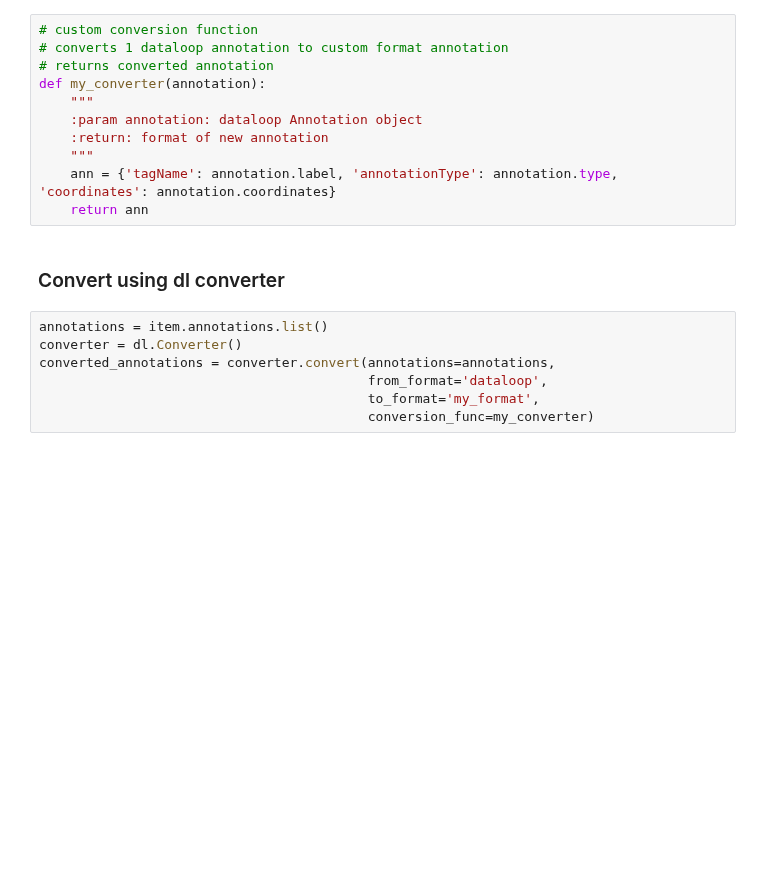
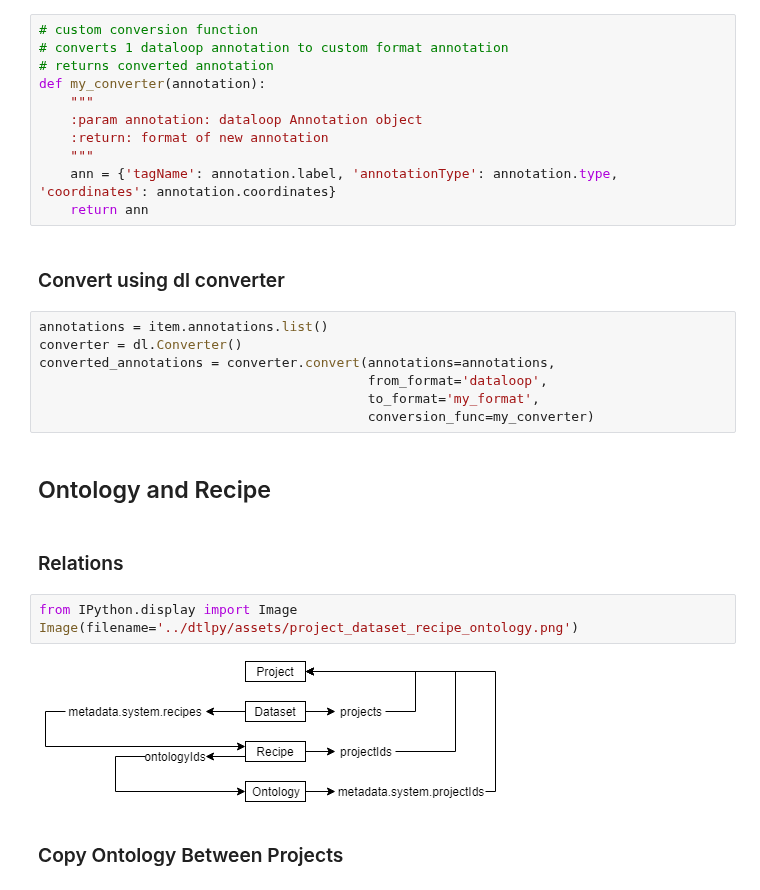
Before and after one commit to dataloop-ai/dtlpy, a Jupyter notebook: docs/notebook_examples.ipynb, the cells around one changed output. Saved outputs shown, nothing was run; the diff lists cells and outputs as text; blank space fills up the shorter version.

```diff
--- a/docs/notebook_examples.ipynb
+++ b/docs/notebook_examples.ipynb
@@ -182,3 +182,14 @@ converted_annotations = converter.convert(annotations=annotations,
                                           from_format='dataloop',
                                           to_format='my_format',
                                           conversion_func=my_converter)
+# %% [markdown]
+## Ontology and Recipe
+# %% [markdown]
+### Relations
+# %%
+from IPython.display import Image
+Image(filename='../dtlpy/assets/project_dataset_recipe_ontology.png')
+# %% [output]
+[figure, added]
+# %% [markdown]
+### Copy Ontology Between Projects
```
Also changed, not shown: parts of 6 cells of this notebook, 25 other files.
